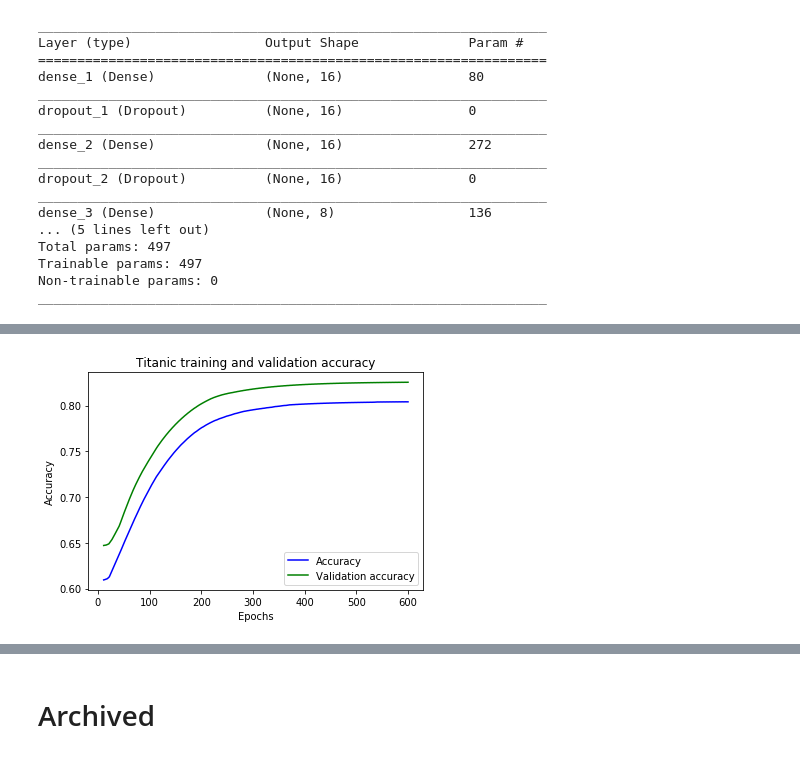
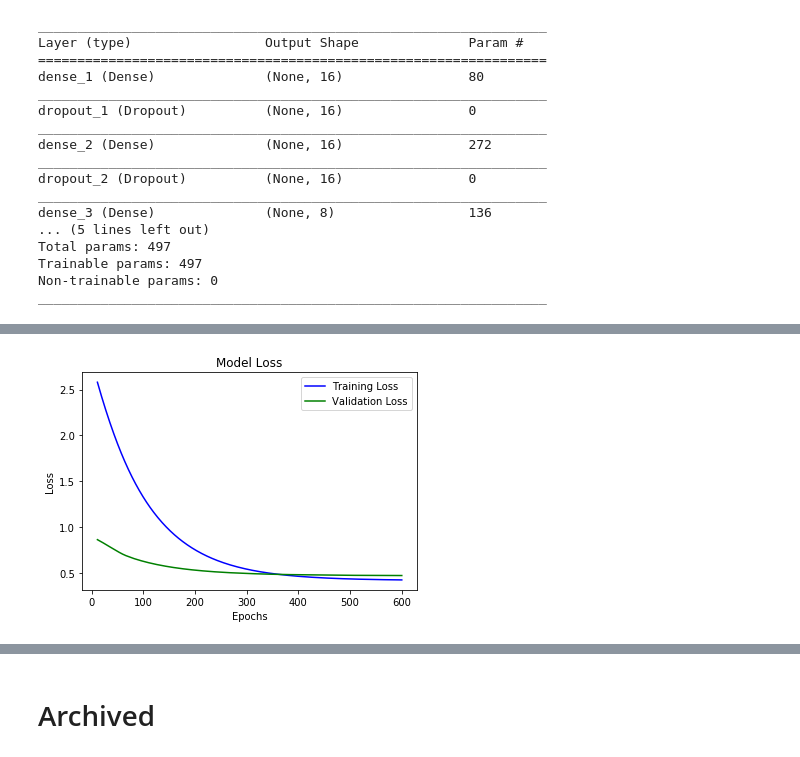
Before and after one commit to whyboris/ml-with-python-and-keras, a Jupyter notebook: titanic/titanic.ipynb, the cells around one changed output, grey strips where cells are left out. Drawn from its saved outputs; the diff is of its cells as text; code cells hidden in the pictures.

```diff
--- a/titanic/titanic.ipynb
+++ b/titanic/titanic.ipynb
@@ -10,0 +17,17 @@ Titanic Dataset
+# %%
+import matplotlib.pyplot as plt
+
+def plot_this(epochs, training, validation, label):
+
+    plt.clf()
+
+    trim = 10
+
+    plt.plot(epochs[trim:], training[trim:], 'b', label=('Training '+label))
+    plt.plot(epochs[trim:], validation[trim:], 'g', label=('Validation '+label))
+    plt.title('Model ' + label)
+    plt.xlabel('Epochs')
+    plt.ylabel(label)
+    plt.legend()
+
+    plt.show()
@@ -331,16 +340,0 @@ plt.show()
-# %%
-plt.clf()
-
-accuracy = smooth_curve(history.history['acc'])
-val_acc = smooth_curve(history.history['val_acc'])
-
-plt.plot(epochs[trim:], accuracy[trim:], 'b', label='Accuracy')
-plt.plot(epochs[trim:], val_acc[trim:], 'g', label='Validation accuracy')
-plt.title('Titanic training and validation accuracy')
-plt.xlabel('Epochs')
-plt.ylabel('Accuracy')
-plt.legend()
-
-plt.show()
-# %% [output]
-[figure, removed]
@@ -356,0 +341,9 @@ def smooth_curve(points, factor=0.99):
+# %%
+loss = smooth_curve(history.history['loss'])
+val_loss = smooth_curve(history.history['val_loss'])
+
+epochs = range(1, len(loss) + 1)
+
+plot_this(epochs, loss, val_loss, 'Loss')
+# %% [output]
+[figure, added]
```
Also changed, not shown: parts of 8 cells of this notebook.
